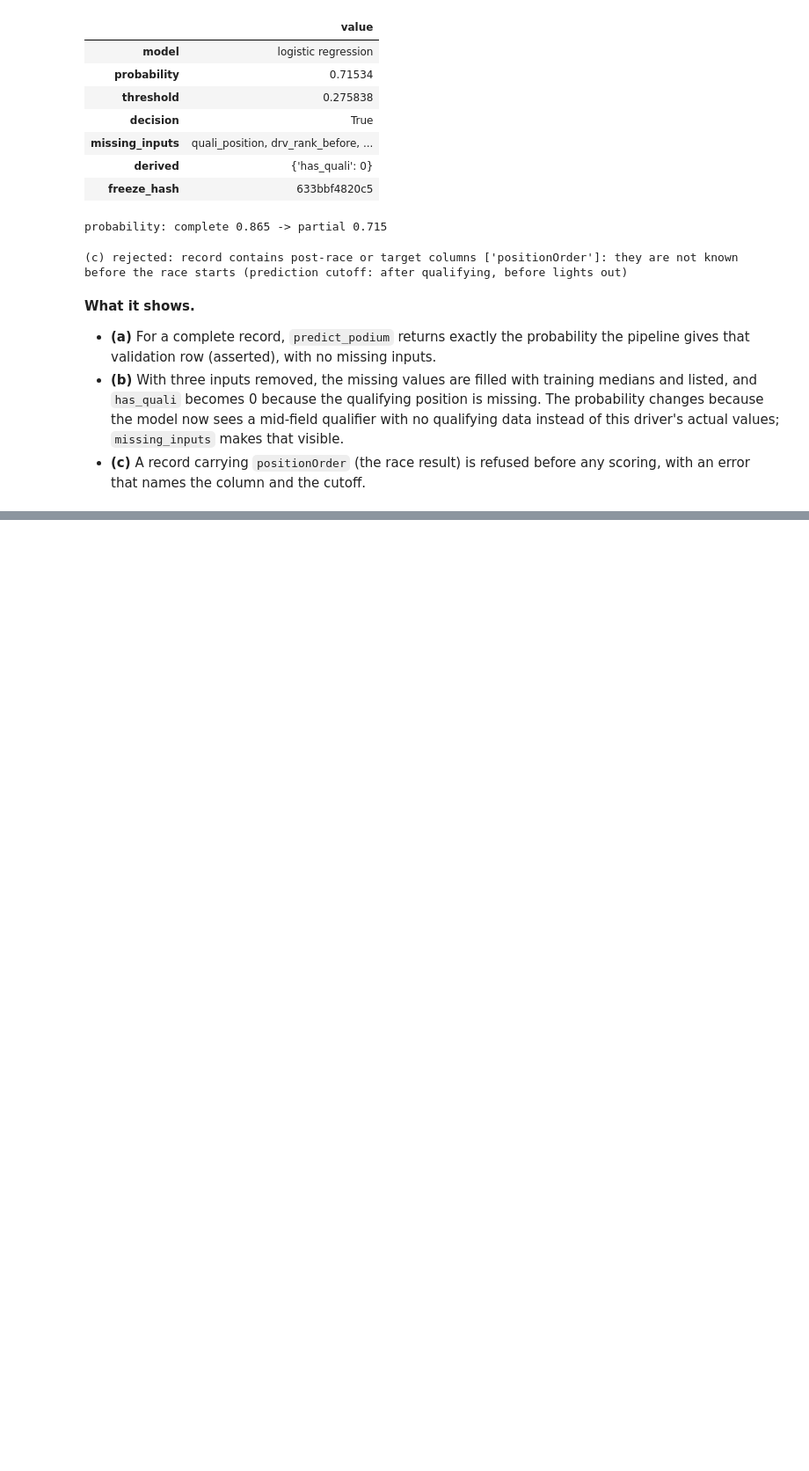
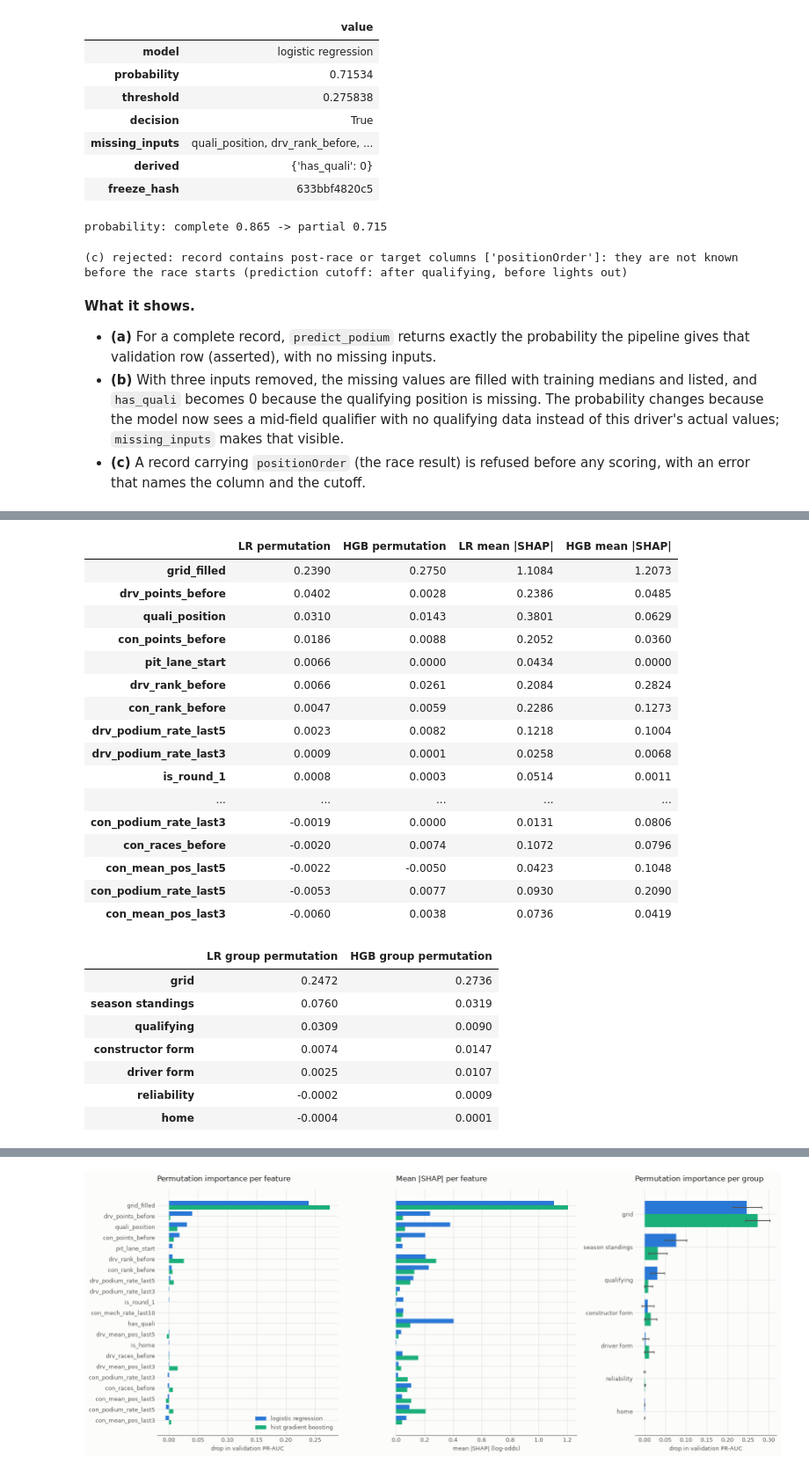
Before and after one commit to YShimy/f1-podium, a Jupyter notebook: notebooks/milestone1.ipynb, the cells around one changed output, grey strips where cells are left out. Shown at 88% size. Saved outputs shown, nothing was run; the diff lists cells and outputs as text; code cells hidden in the pictures; blank space fills up the shorter version.

```diff
--- a/notebooks/milestone1.ipynb
+++ b/notebooks/milestone1.ipynb
@@ -4783,0 +5019,75 @@ except ValueError as exc:
+# %%
+pi_hgb = xai.feature_permutation_importance(hgb_pipe, Xv, yv)
+gpi_hgb = xai.group_permutation_importance(hgb_pipe, Xv, yv)
+shap_hgb = xai.tree_shap(hgb_pipe, Xv)
+assert np.allclose(shap_hgb.values.sum(axis=1) + shap_hgb.base_values,
+                   hgb_pipe.named_steps["clf"].decision_function(xai.transformed_frame(hgb_pipe, Xv)), atol=1e-4)
+msh_hgb = xai.mean_abs_shap(shap_hgb)
+
+both_feat = pd.DataFrame({
+    "LR permutation": pi_lr["importance_mean"], "HGB permutation": pi_hgb["importance_mean"],
+    "LR mean |SHAP|": msh_lr, "HGB mean |SHAP|": msh_hgb}).loc[pi_lr.index]
+both_group = pd.DataFrame({"LR group permutation": gpi_lr["importance_mean"],
+                           "HGB group permutation": gpi_hgb["importance_mean"]}).loc[gpi_lr.index]
+display(both_feat.round(4))
+display(both_group.round(4))
+agree = pd.DataFrame({
+    "permutation, per feature": xai.rank_agreement(pi_lr["importance_mean"], pi_hgb["importance_mean"]),
+    "mean |SHAP|, per feature": xai.rank_agreement(msh_lr, msh_hgb),
+    "permutation, per group": xai.rank_agreement(gpi_lr["importance_mean"], gpi_hgb["importance_mean"], top=3),
+}).T
+display(agree)
+
+fig, axes = plt.subplots(1, 3, figsize=(16, 6.6), facecolor=plots.SURFACE,
+                         gridspec_kw={"width_ratios": [1.15, 1.15, 0.9]})
+order = both_feat.index[::-1]
+ys, h = np.arange(len(order)), 0.4
+for ax, (a_col, b_col, title, xlabel) in zip(axes[:2], [
+        ("LR permutation", "HGB permutation", "Permutation importance per feature", "drop in validation PR-AUC"),
+        ("LR mean |SHAP|", "HGB mean |SHAP|", "Mean |SHAP| per feature", "mean |SHAP| (log-odds)")]):
+    ax.set_facecolor(plots.SURFACE)
+    ax.barh(ys + h / 2, both_feat.loc[order, a_col], h, color=plots.SERIES[0], label="logistic regression")
+    ax.barh(ys - h / 2, both_feat.loc[order, b_col], h, color=plots.SERIES[2], label="hist gradient boosting")
+    ax.set_yticks(ys, order)
+    plots.style_axes(ax, title, xlabel=xlabel)
+    ax.grid(axis="x", color=plots.GRIDLINE, linewidth=0.8)
+axes[1].set_yticklabels([])
+g_order = both_group.index[::-1]
+gy = np.arange(len(g_order))
+axes[2].set_facecolor(plots.SURFACE)
+axes[2].barh(gy + h / 2, both_group.loc[g_order, "LR group permutation"], h, color=plots.SERIES[0],
+             xerr=gpi_lr.loc[g_order, "importance_std"], error_kw={"ecolor": plots.INK_MUTED, "capsize": 2})
+axes[2].barh(gy - h / 2, both_group.loc[g_order, "HGB group permutation"], h, color=plots.SERIES[2],
+             xerr=gpi_hgb.loc[g_order, "importance_std"], error_kw={"ecolor": plots.INK_MUTED, "capsize": 2})
+axes[2].set_yticks(gy, g_order)
+plots.style_axes(axes[2], "Permutation importance per group", xlabel="drop in validation PR-AUC")
+axes[2].grid(axis="x", color=plots.GRIDLINE, linewidth=0.8)
+axes[0].legend(frameon=False, fontsize=9, labelcolor=plots.INK_MUTED, loc="lower right")
+fig.tight_layout()
+plt.show()
+# %% [output]
+|  | LR permutation | HGB permutation | LR mean |SHAP| | HGB mean |SHAP| |
+| grid_filled | 0.2390 | 0.2750 | 1.1084 | 1.2073 |
+| drv_points_before | 0.0402 | 0.0028 | 0.2386 | 0.0485 |
+| quali_position | 0.0310 | 0.0143 | 0.3801 | 0.0629 |
+| con_points_before | 0.0186 | 0.0088 | 0.2052 | 0.0360 |
+| pit_lane_start | 0.0066 | 0.0000 | 0.0434 | 0.0000 |
+| drv_rank_before | 0.0066 | 0.0261 | 0.2084 | 0.2824 |
+| con_rank_before | 0.0047 | 0.0059 | 0.2286 | 0.1273 |
+| drv_podium_rate_last5 | 0.0023 | 0.0082 | 0.1218 | 0.1004 |
+| drv_podium_rate_last3 | 0.0009 | 0.0001 | 0.0258 | 0.0068 |
+| is_round_1 | 0.0008 | 0.0003 | 0.0514 | 0.0011 |
+| ... | ... | ... | ... | ... |
+| con_podium_rate_last3 | -0.0019 | 0.0000 | 0.0131 | 0.0806 |
+| con_races_before | -0.0020 | 0.0074 | 0.1072 | 0.0796 |
+| con_mean_pos_last5 | -0.0022 | -0.0050 | 0.0423 | 0.1048 |
+| con_podium_rate_last5 | -0.0053 | 0.0077 | 0.0930 | 0.2090 |
+| con_mean_pos_last3 | -0.0060 | 0.0038 | 0.0736 | 0.0419 |
+|  | LR group permutation | HGB group permutation |
+| grid | 0.2472 | 0.2736 |
+| season standings | 0.0760 | 0.0319 |
+| qualifying | 0.0309 | 0.0090 |
+| constructor form | 0.0074 | 0.0147 |
+| driver form | 0.0025 | 0.0107 |
+| reliability | -0.0002 | 0.0009 |
+| home | -0.0004 | 0.0001 |
@@ -4783,0 +5098 @@ except ValueError as exc:
+[figure, added]
```
Also changed, not shown: parts of 27 cells of this notebook, 1 other file.
